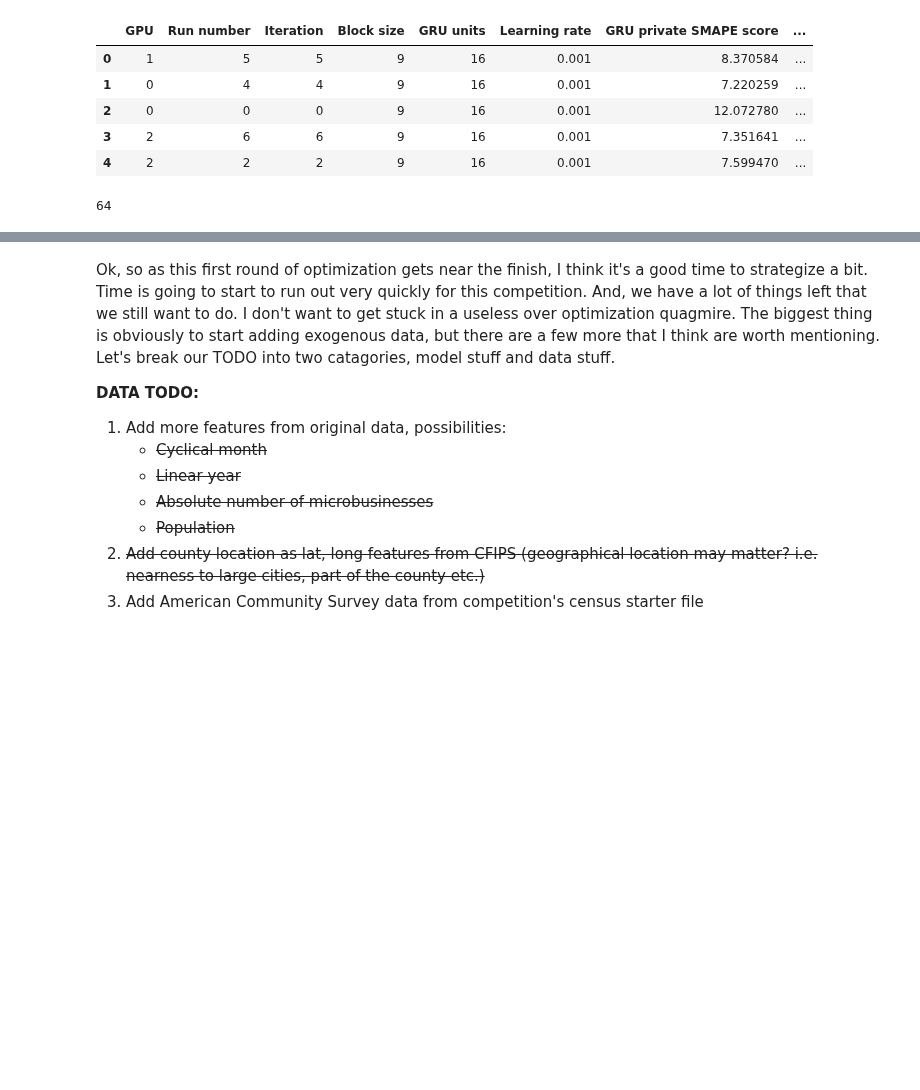
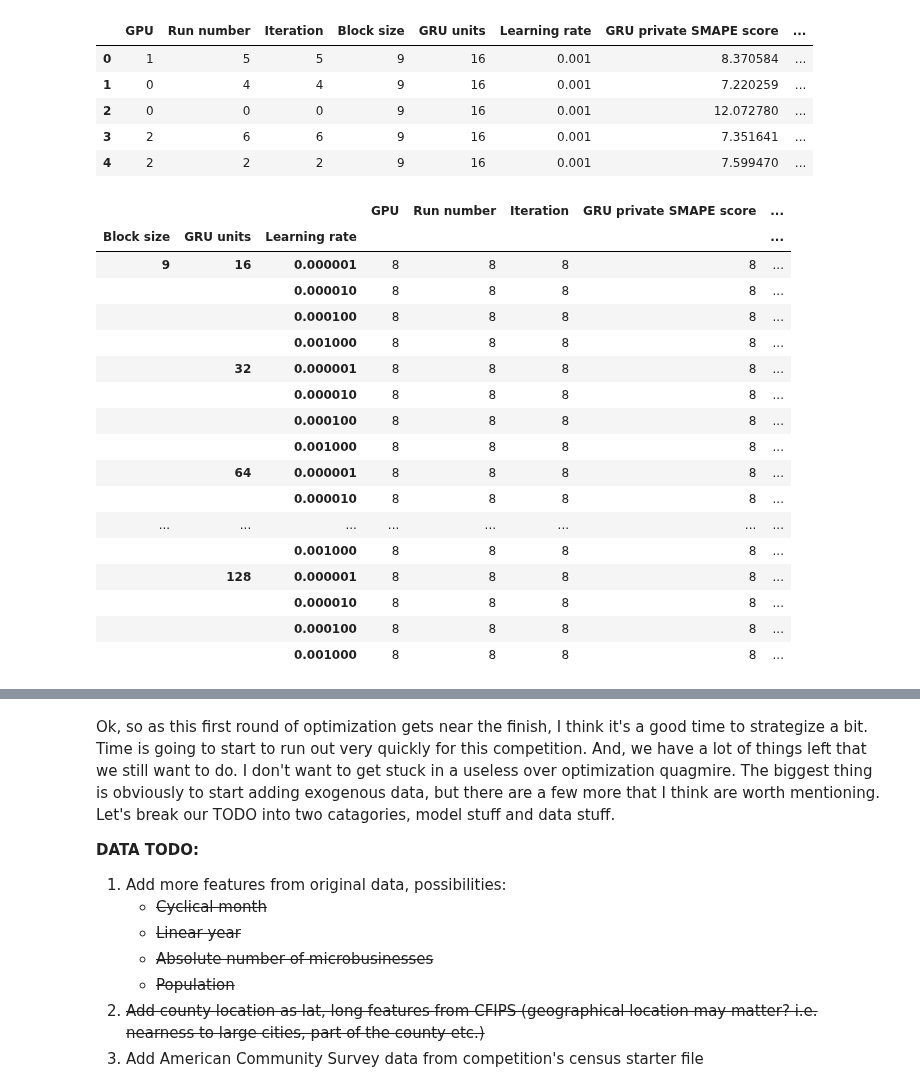
Before and after one commit to gperdrizet/kaggle_microbusiness, a Jupyter notebook: notebooks/15.3-GRU_hyperparameter_optimization_results.ipynb, the cells around one changed output, grey strips where cells are left out. Cells and saved outputs as stored; diff of their text form; code cells hidden in the pictures; blank space fills up the shorter version.

```diff
--- a/notebooks/15.3-GRU_hyperparameter_optimization_results.ipynb
+++ b/notebooks/15.3-GRU_hyperparameter_optimization_results.ipynb
@@ -36,6 +36,27 @@ Num models: 360
 | 2 | 0 | 0 | 0 | 9 | 16 | 0.001 | 12.072780 | ... |
 | 3 | 2 | 6 | 6 | 9 | 16 | 0.001 | 7.351641 | ... |
 | 4 | 2 | 2 | 2 | 9 | 16 | 0.001 | 7.599470 | ... |
+# %%
+SMAPE_scores_df.groupby(['Block size', 'GRU units', 'Learning rate']).count()
+# %% [output]
+|  |  |  | GPU | Run number | Iteration | GRU private SMAPE score | ... |
+| Block size | GRU units | Learning rate |  |  |  |  | ... |
+| 9 | 16 | 0.000001 | 8 | 8 | 8 | 8 | ... |
+|  |  | 0.000010 | 8 | 8 | 8 | 8 | ... |
+|  |  | 0.000100 | 8 | 8 | 8 | 8 | ... |
+|  |  | 0.001000 | 8 | 8 | 8 | 8 | ... |
+|  | 32 | 0.000001 | 8 | 8 | 8 | 8 | ... |
+|  |  | 0.000010 | 8 | 8 | 8 | 8 | ... |
+|  |  | 0.000100 | 8 | 8 | 8 | 8 | ... |
+|  |  | 0.001000 | 8 | 8 | 8 | 8 | ... |
+|  | 64 | 0.000001 | 8 | 8 | 8 | 8 | ... |
+|  |  | 0.000010 | 8 | 8 | 8 | 8 | ... |
+| ... | ... | ... | ... | ... | ... | ... | ... |
+|  |  | 0.001000 | 8 | 8 | 8 | 8 | ... |
+|  | 128 | 0.000001 | 8 | 8 | 8 | 8 | ... |
+|  |  | 0.000010 | 8 | 8 | 8 | 8 | ... |
+|  |  | 0.000100 | 8 | 8 | 8 | 8 | ... |
+|  |  | 0.001000 | 8 | 8 | 8 | 8 | ... |
 # %%
 # Used to manually delete conditions with issues
 
@@ -55,7 +66,3 @@ run_hyperparameter_sets = list(itertools.product(*hyperparameter_values))
-# %%
-print(len(run_hyperparameter_sets))
-# %% [output]
-64
 # %%
 def SMAPE_score_boxplot(
     SMAPE_scores_df: pd.DataFrame,
```
Also changed, not shown: parts of 2 cells of this notebook, 3 other files.
